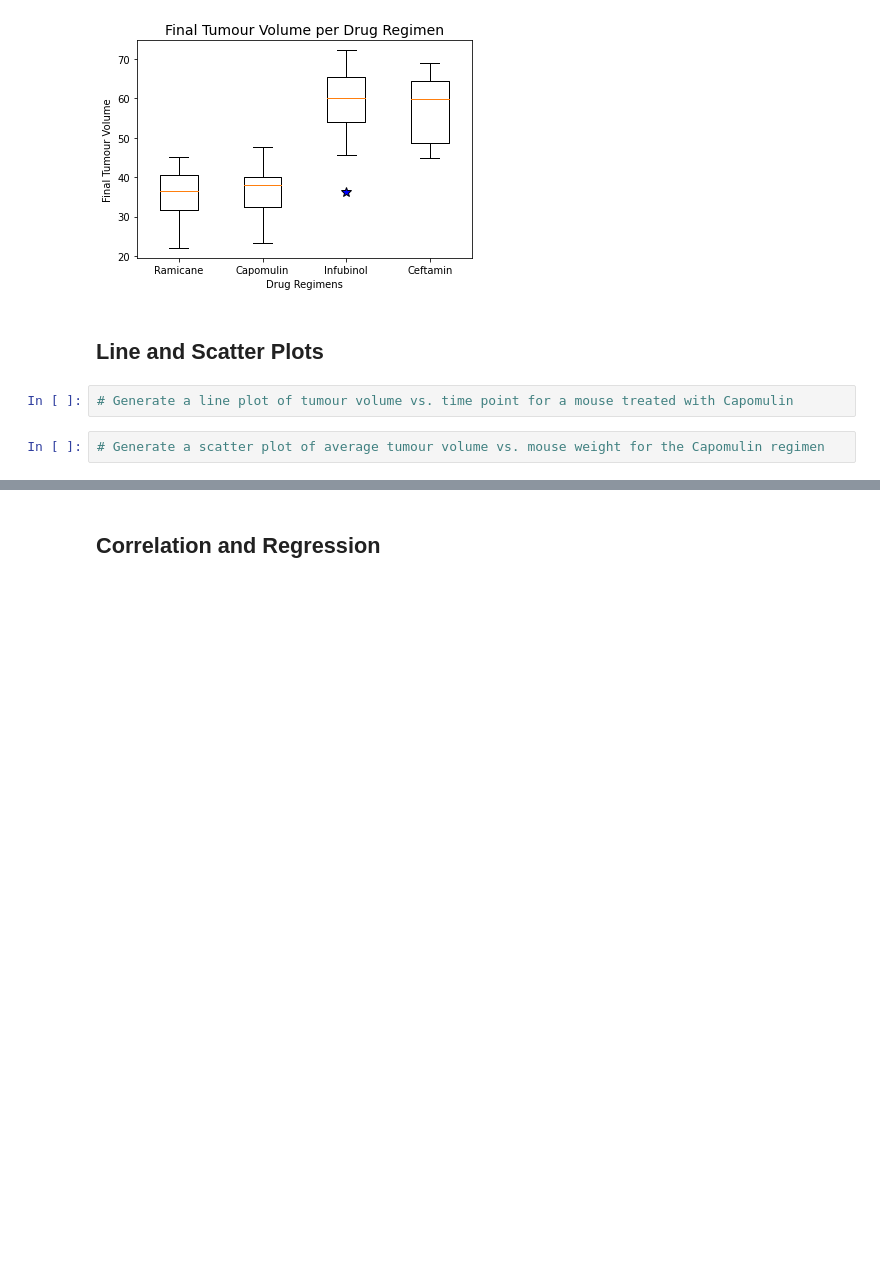
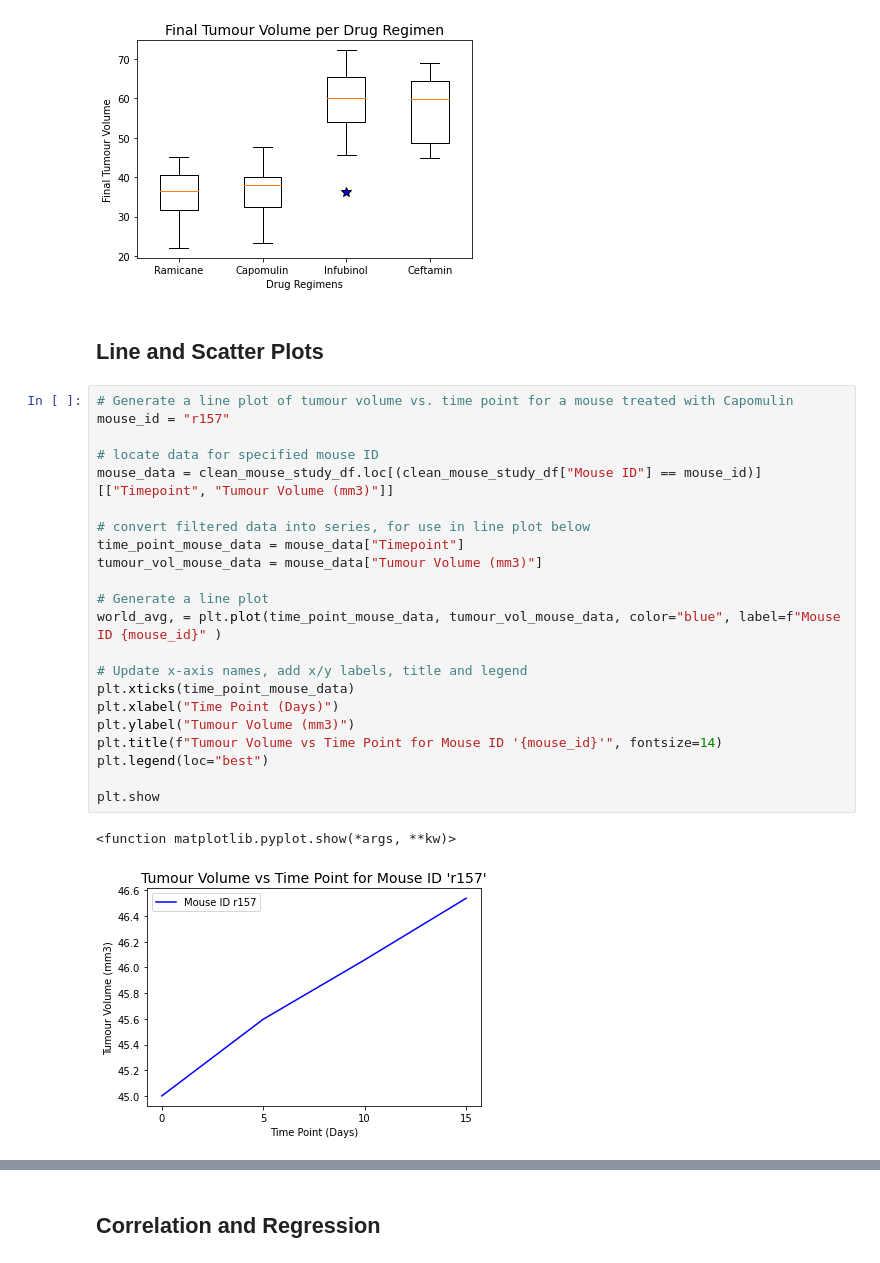
Before and after one commit to joshmartin33/matplotlib-challenge, a Jupyter notebook: pymaceuticals.ipynb, the cells around one changed output, grey strips where cells are left out. Cells and saved outputs as stored; diff of their text form; blank space fills up the shorter version.

```diff
--- a/pymaceuticals.ipynb
+++ b/pymaceuticals.ipynb
@@ -358,7 +360,28 @@ plt.show()
 [figure]
 # %% [markdown]
 ## Line and Scatter Plots
-# %%
-# Generate a line plot of tumour volume vs. time point for a mouse treated with Capomulin
-# %%
-# Generate a scatter plot of average tumour volume vs. mouse weight for the Capomulin regimen
+# %%
+# Generate a line plot of tumour volume vs. time point for a mouse treated with Capomulin
+mouse_id = "r157"
+
+# locate data for specified mouse ID
+mouse_data = clean_mouse_study_df.loc[(clean_mouse_study_df["Mouse ID"] == mouse_id)][["Timepoint", "Tumour Volume (mm3)"]]
+
+# convert filtered data into series, for use in line plot below
+time_point_mouse_data = mouse_data["Timepoint"]
+tumour_vol_mouse_data = mouse_data["Tumour Volume (mm3)"]
+
+# Generate a line plot
+world_avg, = plt.plot(time_point_mouse_data, tumour_vol_mouse_data, color="blue", label=f"Mouse ID {mouse_id}" )
+
+# Update x-axis names, add x/y labels, title and legend
+plt.xticks(time_point_mouse_data)
+plt.xlabel("Time Point (Days)")
+plt.ylabel("Tumour Volume (mm3)")
+plt.title(f"Tumour Volume vs Time Point for Mouse ID '{mouse_id}'", fontsize=14)
+plt.legend(loc="best")
+
+plt.show
+# %% [output]
+<function matplotlib.pyplot.show(*args, **kw)>
+[figure, added]
```
Also changed, not shown: parts of 6 cells of this notebook.
